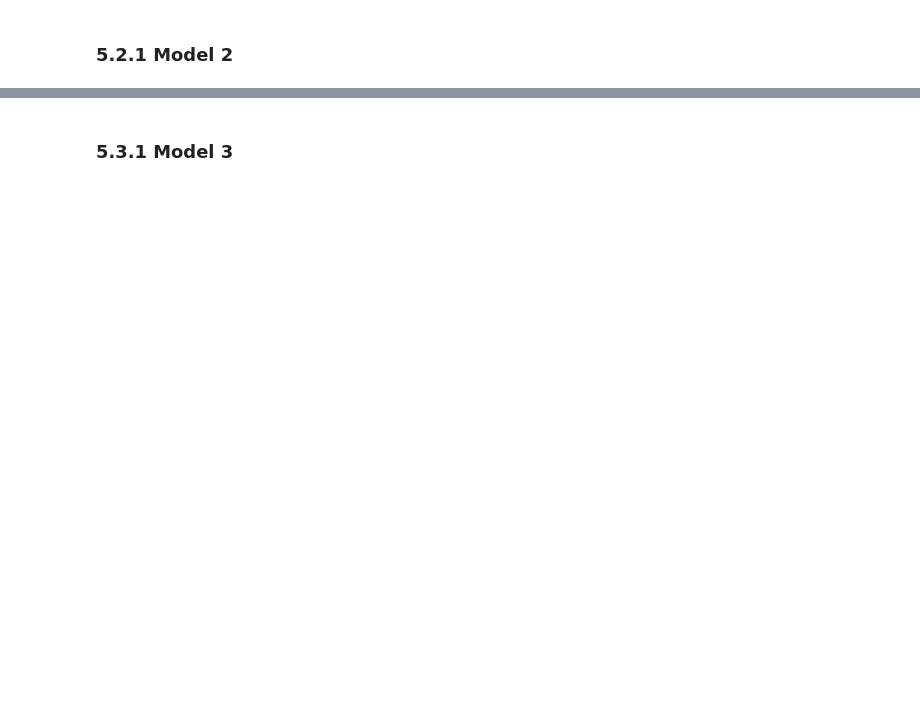
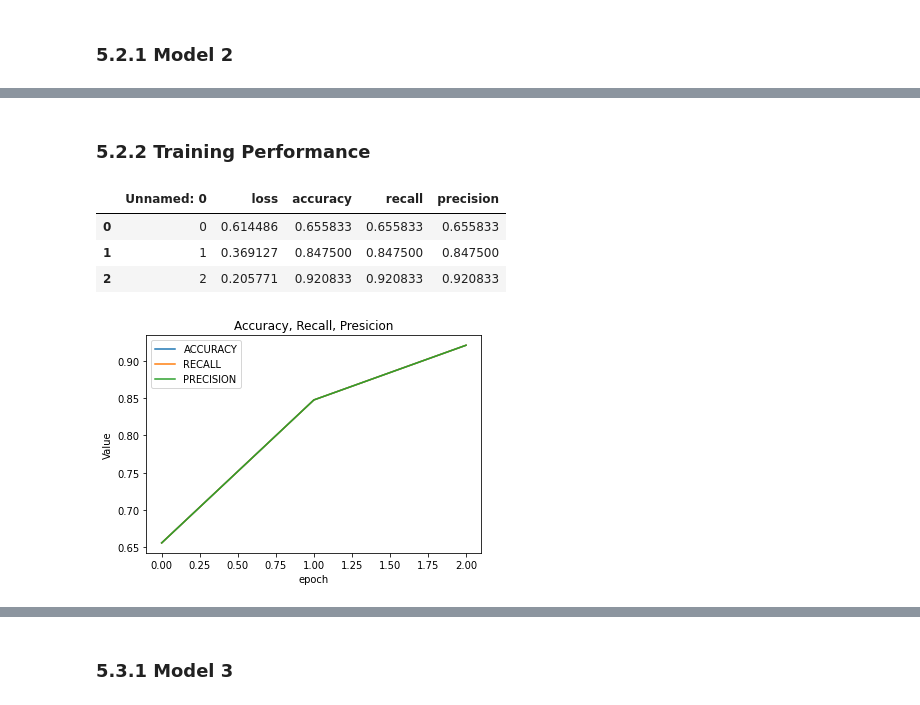
Before and after one commit to NLPActs/NLP_ActInt3, a Jupyter notebook: ActividadIntegradora3.ipynb, the cells around one changed output, grey strips where cells are left out. Cells and saved outputs as stored; diff of their text form; code cells hidden in the pictures; blank space fills up the shorter version.

```diff
--- a/ActividadIntegradora3.ipynb
+++ b/ActividadIntegradora3.ipynb
@@ -384,0 +558,13 @@ model2.fit(X2_train, y2_train, epochs=epochs2, batch_size=batch_size2, verbose=2
+# %% [markdown]
+### 5.2.2 Training Performance
+# %%
+hist2 = pd.read_csv("histModel2.csv")
+# %%
+plot_model_accuracy(hist2)
+hist2
+# %% [output]
+|  | Unnamed: 0 | loss | accuracy | recall | precision |
+| 0 | 0 | 0.614486 | 0.655833 | 0.655833 | 0.655833 |
+| 1 | 1 | 0.369127 | 0.847500 | 0.847500 | 0.847500 |
+| 2 | 2 | 0.205771 | 0.920833 | 0.920833 | 0.920833 |
+[figure, added]
```
Also changed, not shown: parts of 198 cells of this notebook.
